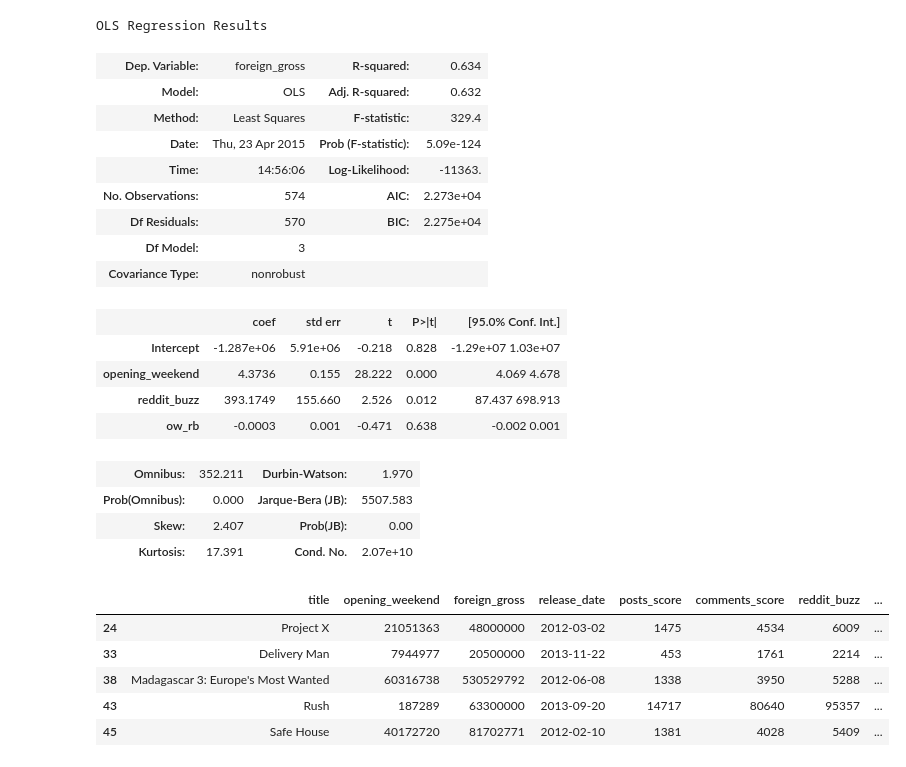
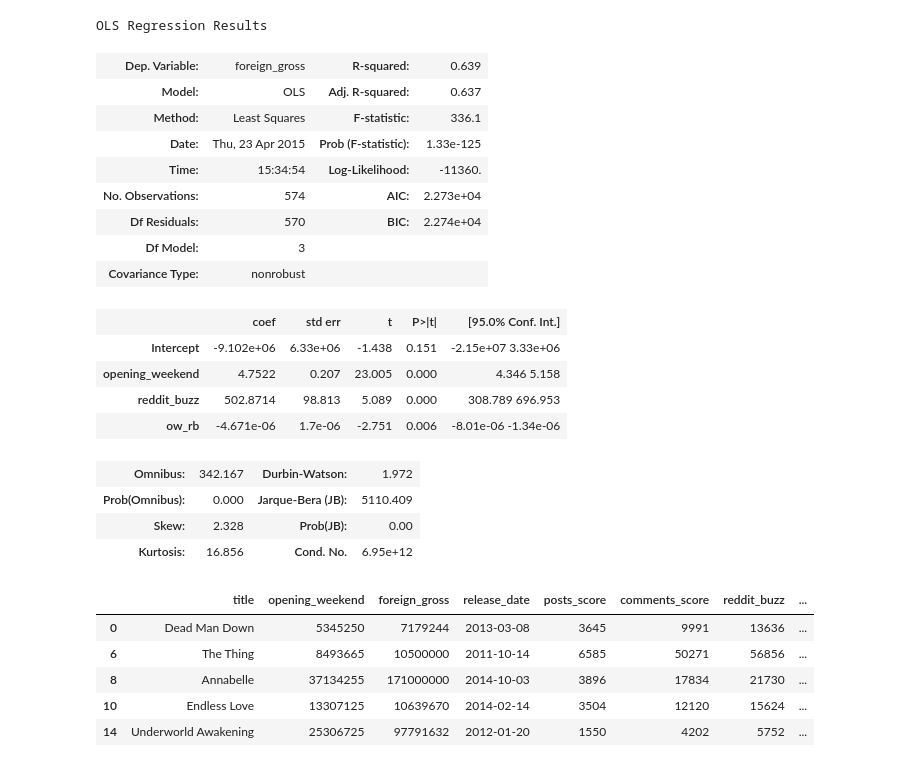
Before and after one commit to smitfire/luther, a Jupyter notebook: luther2.ipynb, the cells around one changed output. Saved outputs shown, nothing was run; the diff lists cells and outputs as text; code cells hidden in the pictures.

```diff
--- a/luther2.ipynb
+++ b/luther2.ipynb
@@ -35,9 +35,9 @@ complete_df = complete_df[complete_df['comments_score']>0]
 complete_df = complete_df[complete_df['posts_score']>0]
 
 complete_df["reddit_buzz"]=complete_df['comments_score']+complete_df["posts_score"]
-complete_df["ow_rb"]=complete_df["opening_weekend"]+complete_df["reddit_buzz"]**2
+complete_df["ow_rb"]=complete_df["opening_weekend"]*complete_df["reddit_buzz"]
 complete_df = complete_df[complete_df['reddit_buzz']>0]
-complete_df["opening_weekend_adj"] = complete_df['opening_weekend']*3
+# complete_df["opening_weekend_adj"] = complete_df['opening_weekend']*3
 # %%
 complete_df.describe()
 # %% [output]
@@ -142,39 +155,40 @@ model = smf.ols(formula="foreign_gross ~ opening_weekend + reddit_buzz + ow_rb",
 model.summary()
 # %% [output]
 OLS Regression Results
-| Dep. Variable: | foreign_gross | R-squared: | 0.634 |
-| Model: | OLS | Adj. R-squared: | 0.632 |
-| Method: | Least Squares | F-statistic: | 329.4 |
-| Date: | Thu, 23 Apr 2015 | Prob (F-statistic): | 5.09e-124 |
-| Time: | 14:56:06 | Log-Likelihood: | -11363. |
+| Dep. Variable: | foreign_gross | R-squared: | 0.639 |
+| Model: | OLS | Adj. R-squared: | 0.637 |
+| Method: | Least Squares | F-statistic: | 336.1 |
+| Date: | Thu, 23 Apr 2015 | Prob (F-statistic): | 1.33e-125 |
+| Time: | 15:34:54 | Log-Likelihood: | -11360. |
 | No. Observations: | 574 | AIC: | 2.273e+04 |
-| Df Residuals: | 570 | BIC: | 2.275e+04 |
+| Df Residuals: | 570 | BIC: | 2.274e+04 |
 | Df Model: | 3 |  |  |
 | Covariance Type: | nonrobust |  |  |
 |  | coef | std err | t | P>|t| | [95.0% Conf. Int.] |
-| Intercept | -1.287e+06 | 5.91e+06 | -0.218 | 0.828 | -1.29e+07 1.03e+07 |
-| opening_weekend | 4.3736 | 0.155 | 28.222 | 0.000 | 4.069 4.678 |
-| reddit_buzz | 393.1749 | 155.660 | 2.526 | 0.012 | 87.437 698.913 |
-| ow_rb | -0.0003 | 0.001 | -0.471 | 0.638 | -0.002 0.001 |
+| Intercept | -9.102e+06 | 6.33e+06 | -1.438 | 0.151 | -2.15e+07 3.33e+06 |
+| opening_weekend | 4.7522 | 0.207 | 23.005 | 0.000 | 4.346 5.158 |
+| reddit_buzz | 502.8714 | 98.813 | 5.089 | 0.000 | 308.789 696.953 |
+| ow_rb | -4.671e-06 | 1.7e-06 | -2.751 | 0.006 | -8.01e-06 -1.34e-06 |
-| Omnibus: | 352.211 | Durbin-Watson: | 1.970 |
-| Prob(Omnibus): | 0.000 | Jarque-Bera (JB): | 5507.583 |
-| Skew: | 2.407 | Prob(JB): | 0.00 |
-| Kurtosis: | 17.391 | Cond. No. | 2.07e+10 |
+| Omnibus: | 342.167 | Durbin-Watson: | 1.972 |
+| Prob(Omnibus): | 0.000 | Jarque-Bera (JB): | 5110.409 |
+| Skew: | 2.328 | Prob(JB): | 0.00 |
+| Kurtosis: | 16.856 | Cond. No. | 6.95e+12 |
 # %%
-msk = np.random.rand(len(complete_df)) < 0.8
+msk = np.random.rand(len(complete_df)) < 0.5
 train = complete_df[msk]
 test = complete_df[~msk]
+
 # train["reddit_buzz"]=train['comments_score']+train["posts_score"]
 # test["reddit_buzz"]=test['comments_score']+test["posts_score"]
 # train.head()
 test.head()
 # %% [output]
 |  | title | opening_weekend | foreign_gross | release_date | posts_score | comments_score | reddit_buzz | ... |
-| 24 | Project X | 21051363 | 48000000 | 2012-03-02 | 1475 | 4534 | 6009 | ... |
-| 33 | Delivery Man | 7944977 | 20500000 | 2013-11-22 | 453 | 1761 | 2214 | ... |
-| 38 | Madagascar 3: Europe's Most Wanted | 60316738 | 530529792 | 2012-06-08 | 1338 | 3950 | 5288 | ... |
-| 43 | Rush | 187289 | 63300000 | 2013-09-20 | 14717 | 80640 | 95357 | ... |
-| 45 | Safe House | 40172720 | 81702771 | 2012-02-10 | 1381 | 4028 | 5409 | ... |
+| 0 | Dead Man Down | 5345250 | 7179244 | 2013-03-08 | 3645 | 9991 | 13636 | ... |
+| 6 | The Thing | 8493665 | 10500000 | 2011-10-14 | 6585 | 50271 | 56856 | ... |
+| 8 | Annabelle | 37134255 | 171000000 | 2014-10-03 | 3896 | 17834 | 21730 | ... |
+| 10 | Endless Love | 13307125 | 10639670 | 2014-02-14 | 3504 | 12120 | 15624 | ... |
+| 14 | Underworld Awakening | 25306725 | 97791632 | 2012-01-20 | 1550 | 4202 | 5752 | ... |
 # %%
 train.plot()
 test.plot()
```
Also changed, not shown: parts of 12 cells of this notebook.
